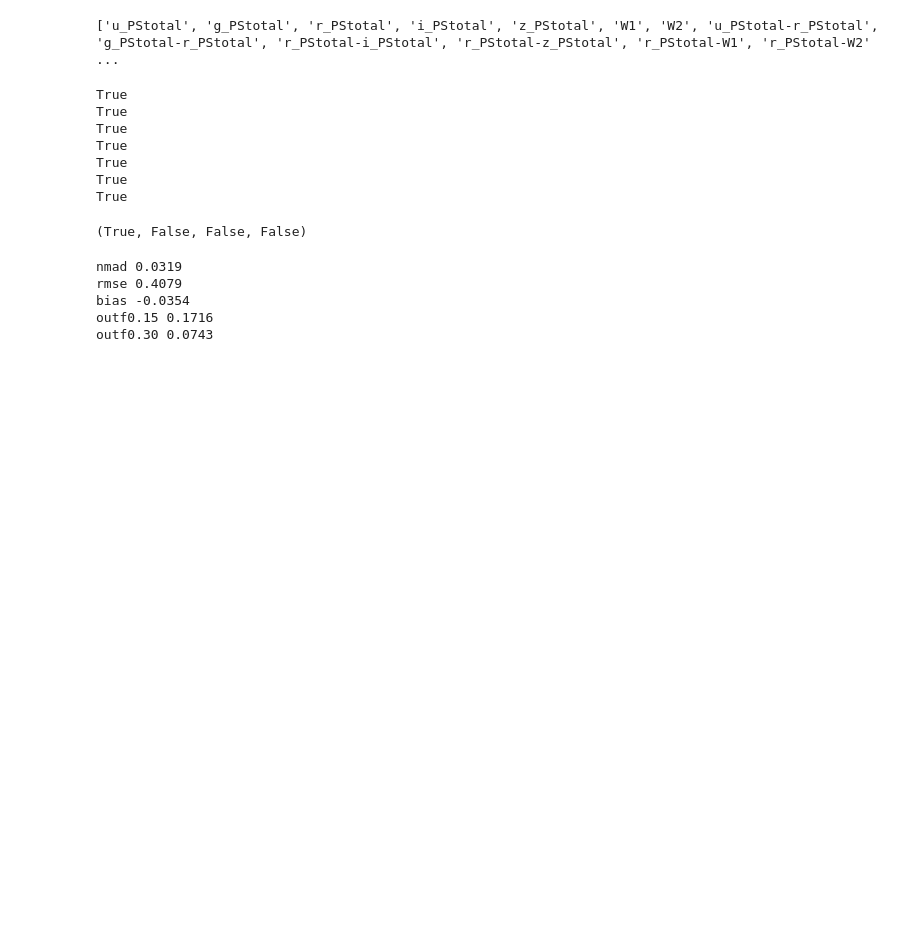
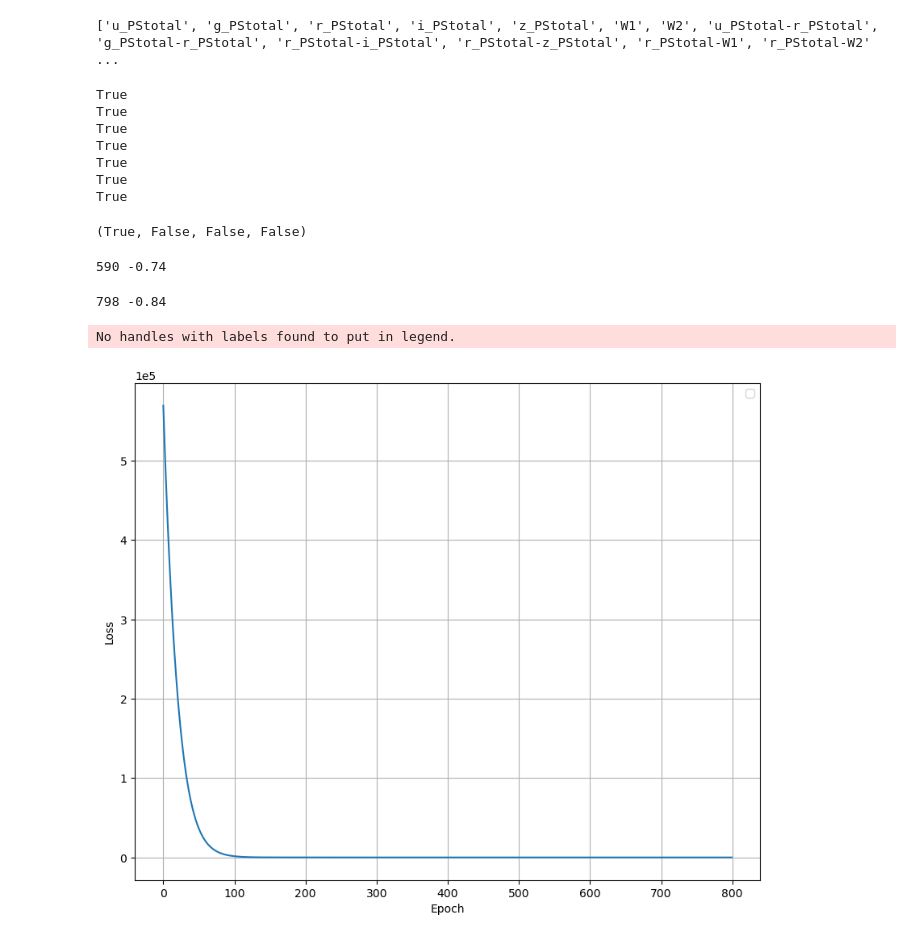
Before and after one commit to marixko/qucats_paper, a Jupyter notebook: codes/fit_models/BMDN/tests.ipynb, the cells around one changed output. Drawn from its saved outputs; the diff is of its cells as text; code cells hidden in the pictures; blank space fills up the shorter version.

Commit message:
final models + 800epochs test

```diff
--- a/codes/fit_models/BMDN/tests.ipynb
+++ b/codes/fit_models/BMDN/tests.ipynb
@@ -181,27 +181,28 @@ True
 broad_bool, narrow_bool, wise_bool, galex_bool
 # %% [output]
 (True, False, False, False)
-# %%
-df = pd.read_csv(
-    'D:/Documentos/qucats_paper/results/validation/bnn/crossval_model_dr4_BNWG/dataframe.csv')  # equals to results/prediction/bnn/input.dataframe.csv
-df_pred = pd.read_csv(
-    'D:/Documentos/qucats_paper/results/prediction/bnn/output/dataframe.csv')
-cond = ((df['Z'] >= 0) & (df['Z'] <= 5))
-z = df['Z'][cond]
-zml = df_pred['z_bmdn_peak'][cond]
-r = 4
-
-print('nmad', round(nmad(z, zml), r))
-print('rmse', round(rmse(z, zml), r))
-print('bias', round(bias(z, zml), r))
-print('outf0.15', round(outf(z, zml, 0.15), r))
-print('outf0.30', round(outf(z, zml, 0.30), r))
-# print('median odds', round(np.median(df['Odds']), r))
-# print('median pit', round(np.median(df['PIT']), r))
-# print('median crps', round(np.median(df['CRPS']), r))
-# %% [output]
-nmad 0.0319
-rmse 0.4079
-bias -0.0354
-outf0.15 0.1716
-outf0.30 0.0743
+# %%
+loss = pd.read_csv('D:/Documentos/qucats_paper/results/bmdn/final_model_dr4_BNWG/SavedModels/Fold0/Seed47_Fold0.csv', index_col=0)
+# %%
+print(loss['loss'].argmin()+1, loss.loc[loss['loss'].argmin(), 'loss'].round(2))
+# %% [output]
+590 -0.74
+# %%
+print(loss['loss'].argmin()+1, loss.loc[loss['loss'].argmin(), 'loss'].round(2))
+# %% [output]
+798 -0.84
+# %%
+plt.figure(figsize=(10, 8))
+plt.plot(list(range(800)), loss['loss'])
+# plt.plot(list(range(396)), loss.loc[:395, 'loss'], label='loss > 0')
+# plt.plot(list(range(396, 600)), loss.loc[396:, 'loss']+0.7119247317314148, label='loss < 0')
+plt.grid()
+plt.xlabel('Epoch')
+plt.ylabel('Loss')
+plt.ticklabel_format(axis='y', style='sci', scilimits=(-1, 5))
+#plt.yscale('log')
+plt.legend()
+plt.show()
+# %% [output]
+No handles with labels found to put in legend.
+[figure, added]
```
Also changed, not shown: parts of 3 cells of this notebook, 41 other files.
